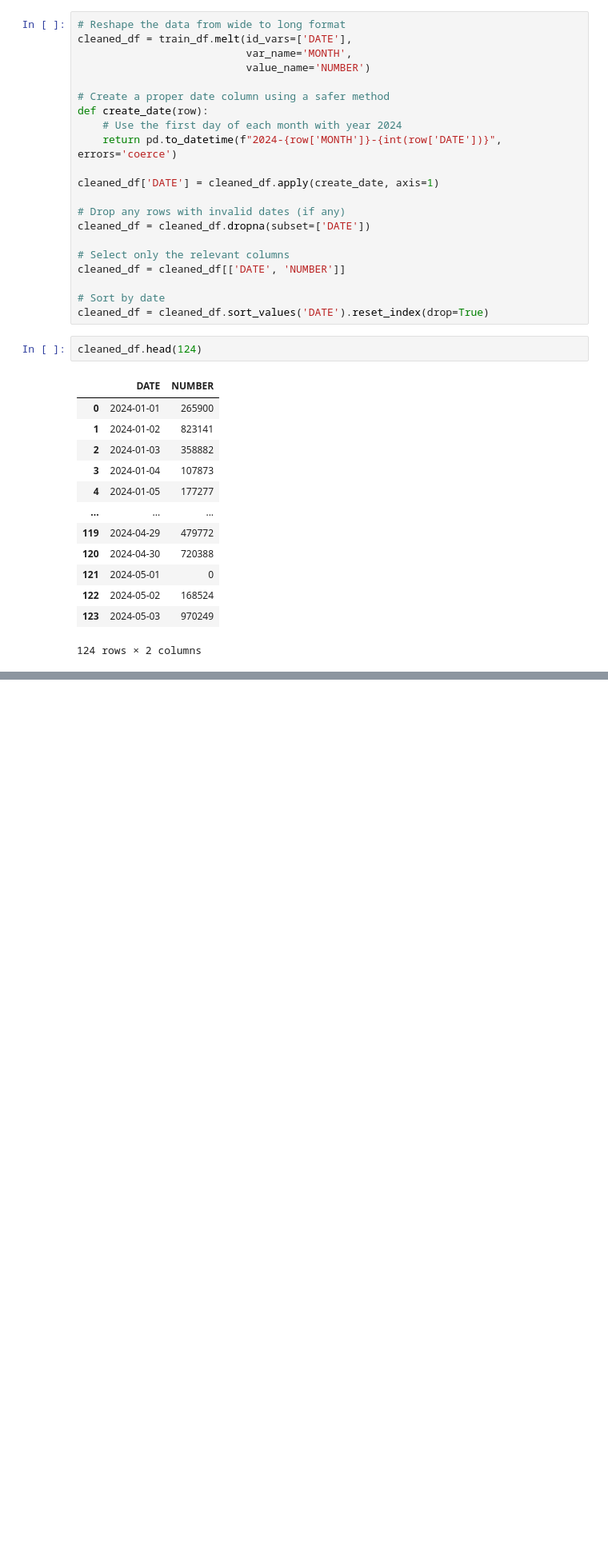
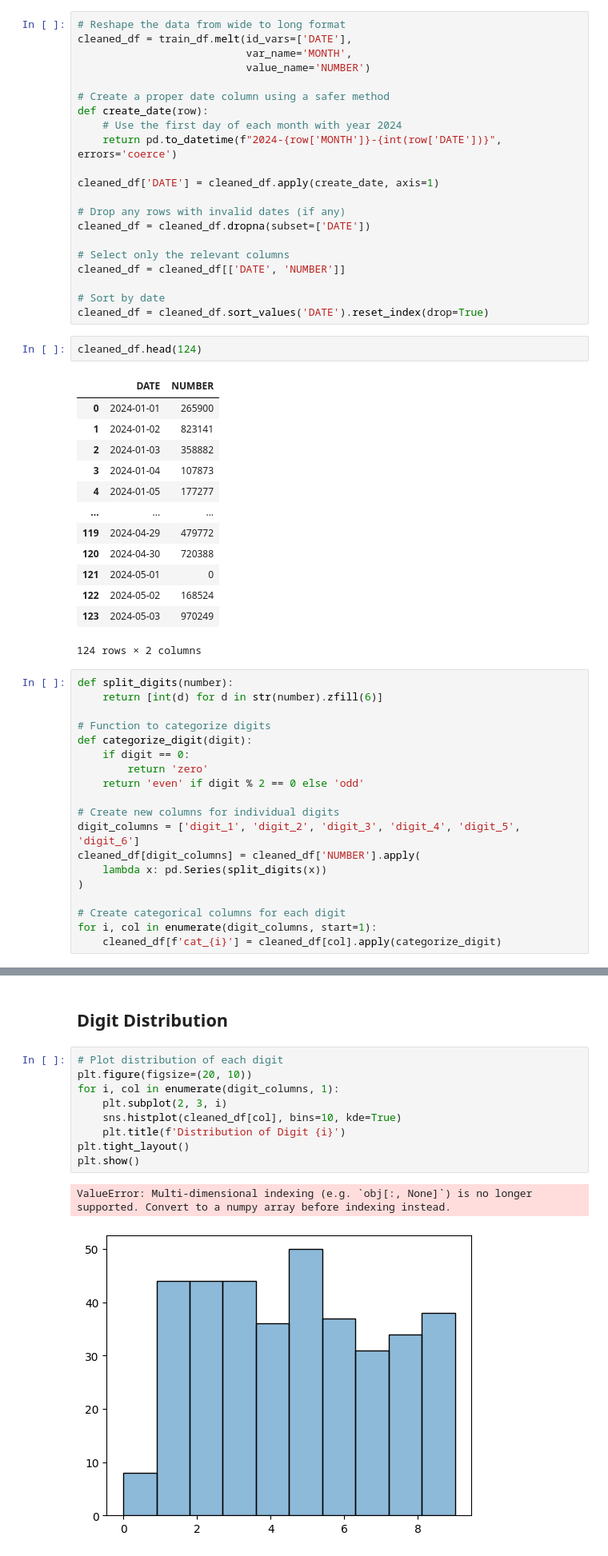
Before and after one commit to Anirudh-sk/lottery, a Jupyter notebook: eda.ipynb, the cells around one changed output, grey strips where cells are left out. Shown at 80% size. Drawn from its saved outputs; the diff is of its cells as text; blank space fills up the shorter version.

```diff
--- a/eda.ipynb
+++ b/eda.ipynb
@@ -68,3 +70,22 @@ cleaned_df.head(124)
 | 122 | 2024-05-02 | 168524 |
 | 123 | 2024-05-03 | 970249 |
 124 rows × 2 columns
+# %%
+def split_digits(number):
+    return [int(d) for d in str(number).zfill(6)]
+
+# Function to categorize digits
+def categorize_digit(digit):
+    if digit == 0:
+        return 'zero'
+    return 'even' if digit % 2 == 0 else 'odd'
+
+# Create new columns for individual digits
+digit_columns = ['digit_1', 'digit_2', 'digit_3', 'digit_4', 'digit_5', 'digit_6']
+cleaned_df[digit_columns] = cleaned_df['NUMBER'].apply(
+    lambda x: pd.Series(split_digits(x))
+)
+
+# Create categorical columns for each digit
+for i, col in enumerate(digit_columns, start=1):
+    cleaned_df[f'cat_{i}'] = cleaned_df[col].apply(categorize_digit)
@@ -70,0 +162,14 @@ cleaned_df.head(124)
+# %% [markdown]
+## Digit Distribution
+# %%
+# Plot distribution of each digit
+plt.figure(figsize=(20, 10))
+for i, col in enumerate(digit_columns, 1):
+    plt.subplot(2, 3, i)
+    sns.histplot(cleaned_df[col], bins=10, kde=True)
+    plt.title(f'Distribution of Digit {i}')
+plt.tight_layout()
+plt.show()
+# %% [output]
+ValueError: Multi-dimensional indexing (e.g. `obj[:, None]`) is no longer supported. Convert to a numpy array before indexing instead.
+[figure, added]
```
Also changed, not shown: parts of 18 cells of this notebook, 2 other files.
